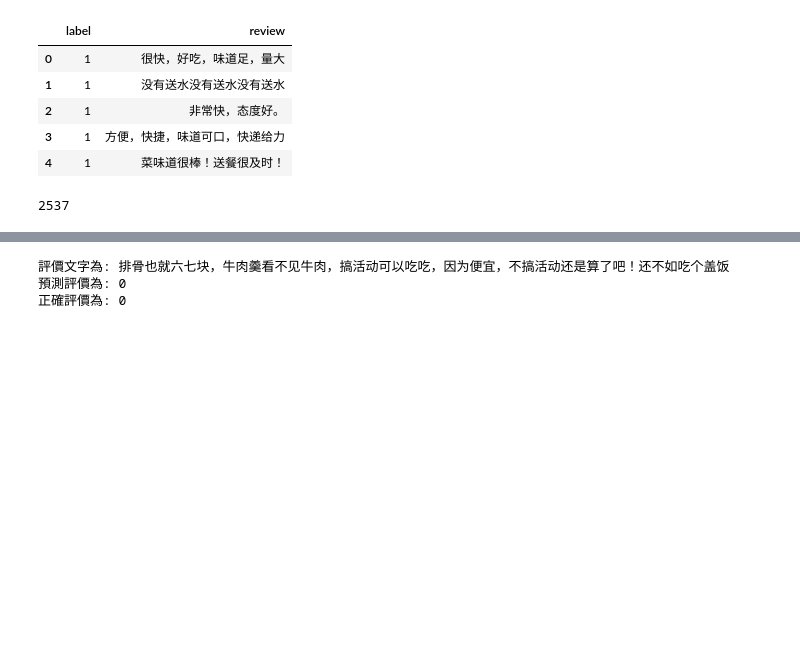
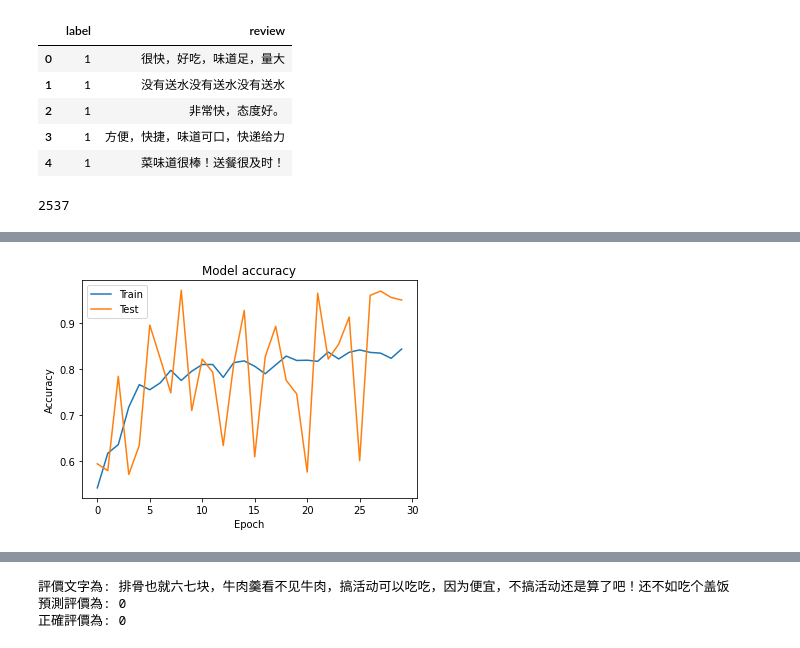
Before and after one commit to erojing/codes, a Jupyter notebook: Practice/tensorflow練習.ipynb, the cells around one changed output, grey strips where cells are left out. Drawn from its saved outputs; the diff is of its cells as text; code cells hidden in the pictures; blank space fills up the shorter version.

```diff
--- a/Practice/tensorflow練習.ipynb
+++ b/Practice/tensorflow練習.ipynb
@@ -229,3 +227,9 @@ RNN_C.compile(optimizer='Adam',
+# %%
+#改以SGD取代Adam嘗試效果
+sgd = keras.optimizers.SGD(learning_rate=0.001, momentum=0.9)
+RNN_C.compile(optimizer=sgd,
+              loss=keras.losses.sparse_categorical_crossentropy,
+              metrics=[tf.keras.metrics.SparseCategoricalAccuracy()])
 # %%
 RNN_C.summary()
 # %% [output]
@@ -245,7 +253,5 @@ Trainable params: 654,790
 Non-trainable params: 0
 _________________________________________________________________
 # %%
-x_train,x_test = text_tensor[:int(len(text_tensor)*0.8)],text_tensor[int(len(text_tensor)*0.8):]
-y_train,y_test = np.array(NP.label[:int(len(text_tensor)*0.8)]),np.array(NP.label[int(len(text_tensor)*0.8):])
+x_train,x_test = text_tensor[:int(len(text_tensor)*0.9)],text_tensor[int(len(text_tensor)*0.9):]
+y_train,y_test = np.array(NP.label[:int(len(text_tensor)*0.9)]),np.array(NP.label[int(len(text_tensor)*0.9):])
-# %%
-RNN_C.fit(x_train,y_train,epochs=10)
@@ -273,0 +258,2 @@ Epoch 10/10
+# %%
+history = RNN_C.fit(x_train,y_train,validation_split=0.2,epochs=30,batch_size=128,verbose=1)
@@ -273,0 +278,11 @@ Epoch 10/10
+# %%
+# 繪製訓練&驗證準確率
+plt.plot(history.history['sparse_categorical_accuracy'])
+plt.plot(history.history['val_sparse_categorical_accuracy'])
+plt.title('Model accuracy')
+plt.ylabel('Accuracy')
+plt.xlabel('Epoch')
+plt.legend(['Train', 'Test'], loc='upper left')
+plt.show()
+# %% [output]
+[figure, added]
```
Also changed, not shown: parts of 15 cells of this notebook, 2 other files.
